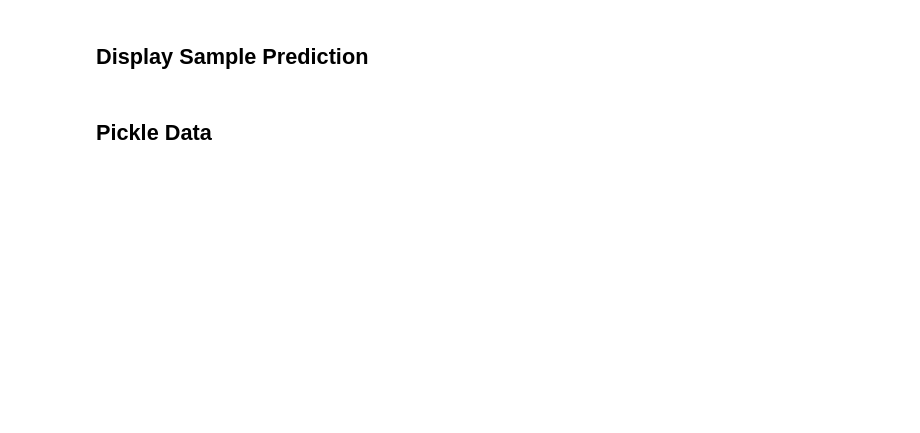
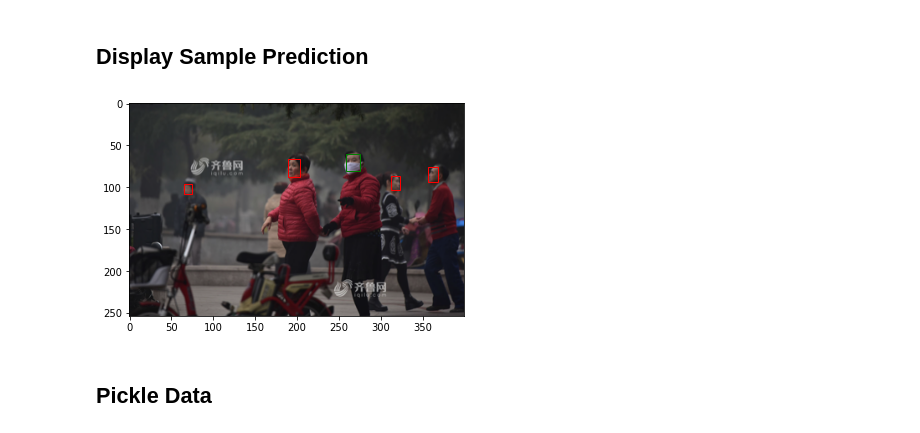
Before and after one commit to cSchubes/371q_mask_detection, a Jupyter notebook: Face and Mask Integration.ipynb, the cells around one changed output. Drawn from its saved outputs; the diff is of its cells as text; code cells hidden in the pictures; blank space fills up the shorter version.

Commit message:
Added color orange when drawing images

```diff
--- a/Face and Mask Integration.ipynb
+++ b/Face and Mask Integration.ipynb
@@ -203,30 +200,34 @@ print("Time classify faces through 853 images:", time.time()-b)
 # %% [markdown]
 ## Display Sample Prediction
 # %%
-img_index = 523
+img_index = 495 #Value between 0 and 852 inclusive
 
 img_name, img_data = list(imgs_with_labels['raw_data'].items())[img_index]
 img = np.copy(img_data['img'])
 img = helpers.to_rgb(img)
 
 fig,ax = plt.subplots(1)
 ax.imshow(img)
 
 #Draw a box around each face
 j = 0
 for coord in cropCoordinates[img_index]:
     maskval = maskPredictions[img_index][j].vals[0][1]
     if maskval< 0.3:
-        color = 'g'
+        color = 'green'
+    elif maskval < 0.5:
+        color = 'yellow'
     elif maskval < 0.7:
-        color = 'y'
+        color = 'orange'
     else:
-        color = 'r'
+        color = 'red'
     rect = patches.Rectangle((coord['x1'],coord['y1']),(coord['x2']-coord['x1']),(coord['y2']-coord['y1']),linewidth=1,edgecolor=color,facecolor='none')
     ax.add_patch(rect)
     j = j+1
 
 plt.show()
+# %% [output]
+[figure, added]
 # %% [markdown]
 ## Pickle Data
 # %%
```
Also changed, not shown: parts of 1 cell of this notebook.
